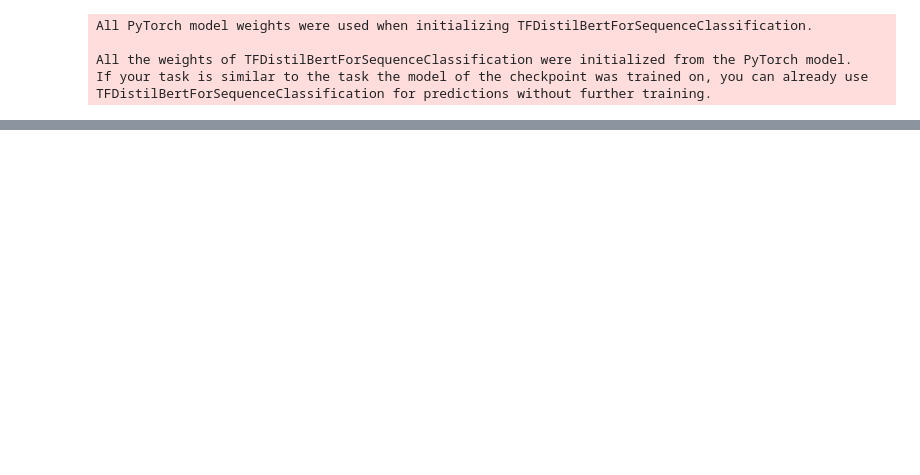
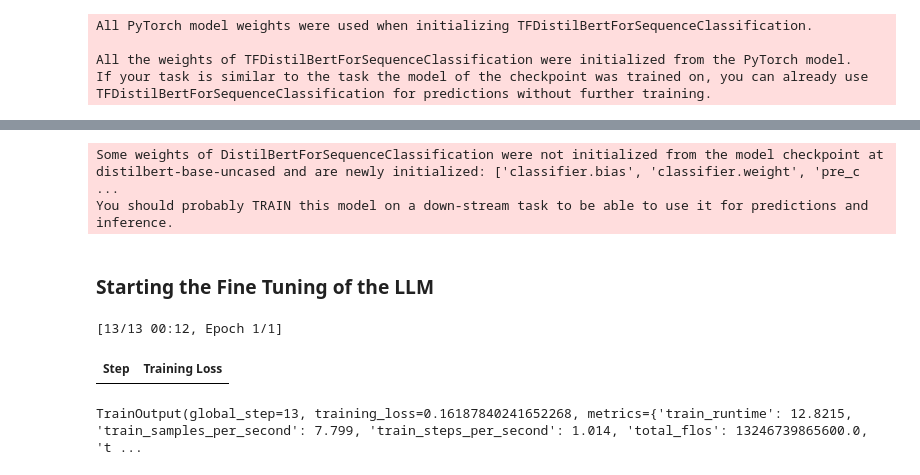
Before and after one commit to AbhishekMaity001/GenAI, a Jupyter notebook: euron_GenAi_AgenticAi/06-HuggingFace.ipynb, the cells around one changed output, grey strips where cells are left out. Saved outputs shown, nothing was run; the diff lists cells and outputs as text; code cells hidden in the pictures; blank space fills up the shorter version.

```diff
--- a/euron_GenAi_AgenticAi/06-HuggingFace.ipynb
+++ b/euron_GenAi_AgenticAi/06-HuggingFace.ipynb
@@ -46,0 +256,4 @@ text = "i love all the features provided by euron"
+# %%
+tokenized_dataset = tokenized_dataset.rename_column("label", "labels")
+tokenized_dataset = tokenized_dataset.remove_columns("text")
+tokenized_dataset
@@ -46,0 +277,21 @@ text = "i love all the features provided by euron"
+# %%
+tokenized_dataset.set_format("torch")
+# %%
+from transformers import AutoModelForSequenceClassification
+
+model = AutoModelForSequenceClassification.from_pretrained(model_checkpoint, num_labels=2)
+# %% [output]
+Some weights of DistilBertForSequenceClassification were not initialized from the model checkpoint at distilbert-base-uncased and are newly initialized: ['classifier.bias', 'classifier.weight', 'pre_c ...
+You should probably TRAIN this model on a down-stream task to be able to use it for predictions and inference.
+# %%
+from transformers import TrainingArguments, Trainer
+
+training_args = TrainingArguments(
+    output_dir="./result",
+    save_strategy="epoch",
+    learning_rate=2e-5,
+    per_device_train_batch_size=8,
+    per_device_eval_batch_size=8,
+    num_train_epochs=1,
+    weight_decay=0.01
+)
@@ -46,0 +300,15 @@ text = "i love all the features provided by euron"
+# %% [markdown]
+### Starting the Fine Tuning of the LLM
+# %%
+trainer = Trainer(
+    model=model,
+    args=training_args,
+    train_dataset=tokenized_dataset["train"].select(range(100)),
+    eval_dataset=tokenized_dataset["test"].select(range(100))
+)
+
+trainer.train()
+# %% [output]
+[13/13 00:12, Epoch 1/1]
+| Step | Training Loss |
+TrainOutput(global_step=13, training_loss=0.16187840241652268, metrics={'train_runtime': 12.8215, 'train_samples_per_second': 7.799, 'train_steps_per_second': 1.014, 'total_flos': 13246739865600.0, 't ...
```
Also changed, not shown: parts of 35 cells of this notebook.
